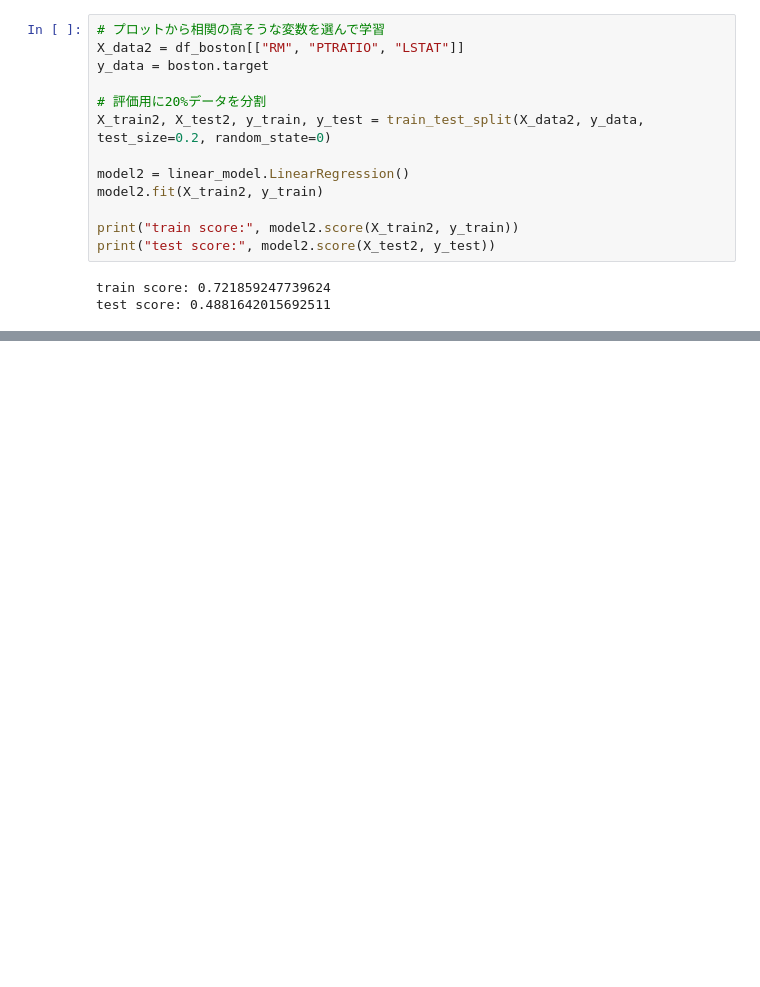
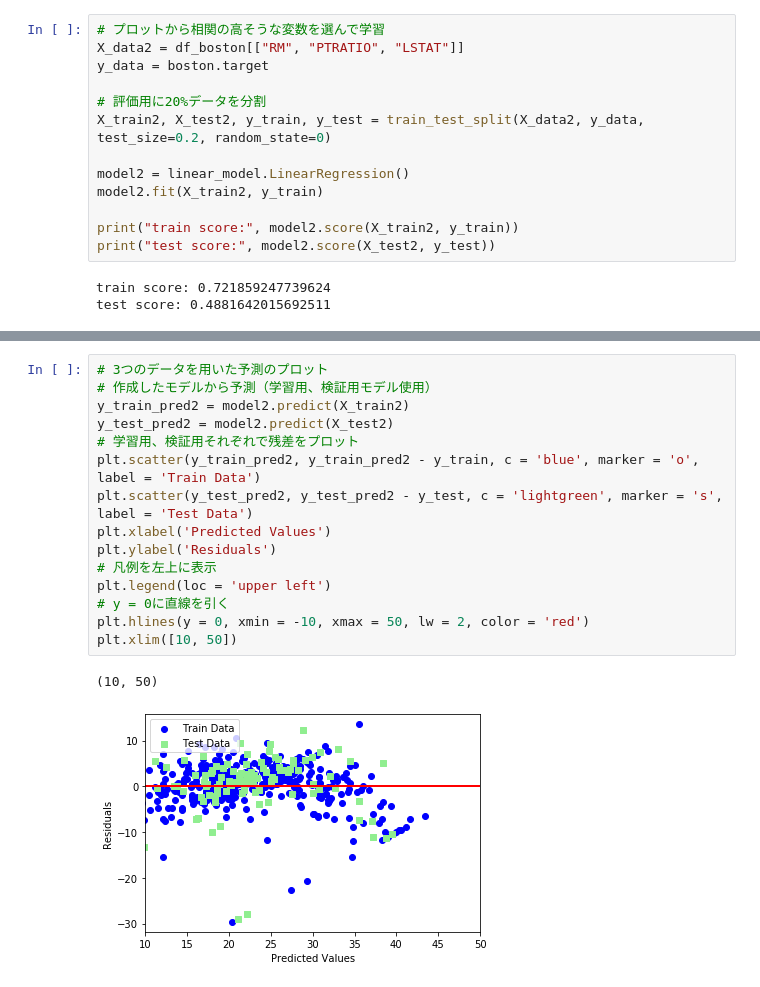
Before and after one commit to cinonon/rc, a Jupyter notebook: stage2/線形回帰モデル.ipynb, the cells around one changed output, grey strips where cells are left out. Saved outputs shown, nothing was run; the diff lists cells and outputs as text; blank space fills up the shorter version.

```diff
--- a/stage2/線形回帰モデル.ipynb
+++ b/stage2/線形回帰モデル.ipynb
@@ -123,0 +144,18 @@ test score: 0.4881642015692511
+# %%
+# 3つのデータを用いた予測のプロット
+# 作成したモデルから予測（学習用、検証用モデル使用）
+y_train_pred2 = model2.predict(X_train2)
+y_test_pred2 = model2.predict(X_test2)
+# 学習用、検証用それぞれで残差をプロット
+plt.scatter(y_train_pred2, y_train_pred2 - y_train, c = 'blue', marker = 'o', label = 'Train Data')
+plt.scatter(y_test_pred2, y_test_pred2 - y_test, c = 'lightgreen', marker = 's', label = 'Test Data')
+plt.xlabel('Predicted Values')
+plt.ylabel('Residuals')
+# 凡例を左上に表示
+plt.legend(loc = 'upper left')
+# y = 0に直線を引く
+plt.hlines(y = 0, xmin = -10, xmax = 50, lw = 2, color = 'red')
+plt.xlim([10, 50])
+# %% [output]
+(10, 50)
+[figure, added]
```
Also changed, not shown: parts of 1 cell of this notebook, 1 other file.
